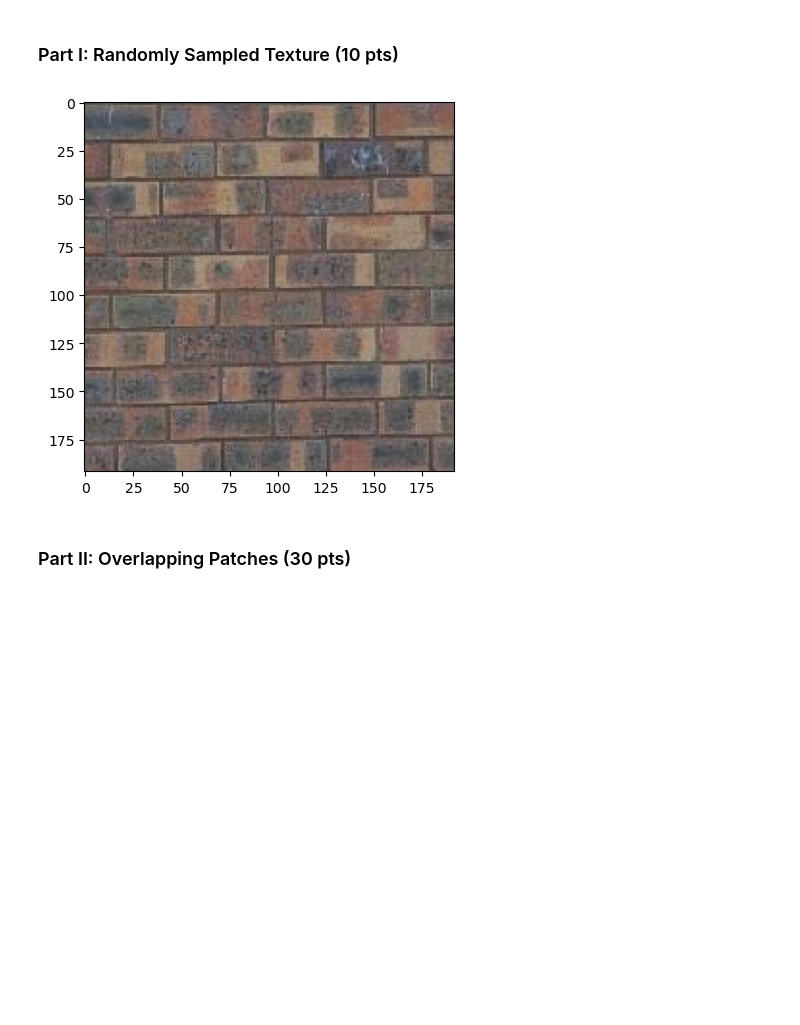
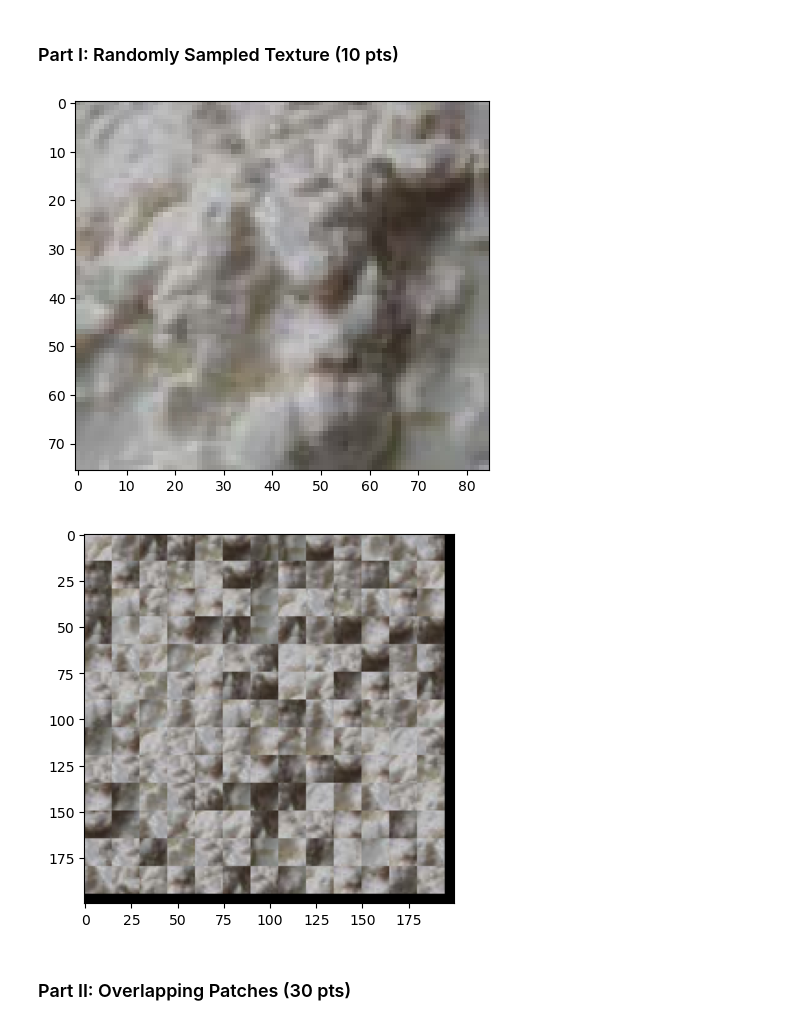
Before and after one commit to leahlud/image-quilting, a Jupyter notebook: image_quilting.ipynb, the cells around one changed output. Saved outputs shown, nothing was run; the diff lists cells and outputs as text; code cells hidden in the pictures; blank space fills up the shorter version.

```diff
--- a/image_quilting.ipynb
+++ b/image_quilting.ipynb
@@ -33,18 +35,41 @@ def quilt_random(sample, out_size, patch_size):
     :param patch_size: int          The width of the square sample patch
     :return: numpy.ndarray
     """
+
+    # convert sample from uint8 to float32 (needs to be [0, 1] for floating point)
+    sample = sample.astype(np.float32) / 255.0
+    sample_height = np.shape(sample)[0]
+    sample_width = np.shape(sample)[1]
+
+    # initialize texture to be all zeros
+    texture = np.zeros((out_size, out_size, 3), dtype=np.float32)
+
+    # loop through possible patches in texture ((r, c) = top left corner of patch)
+    for r in range(0, out_size - patch_size + 1, patch_size):
+        for c in range(0, out_size - patch_size + 1, patch_size):
+
+            # choose random patch in sample
+            i = (int) (random()*(sample_height - patch_size))
+            j = (int) (random()*(sample_width - patch_size))
+
+            # set patch in texture
+            patch = sample[i:i+patch_size, j:j+patch_size, :]
+            texture[r:r+patch_size, c:c+patch_size, :] = patch
+
+    return texture
 # %%
-sample_img_fn = 'samples/bricks_small.jpg' # feel free to change
+sample_img_fn = 'samples/white_small.jpg' # feel free to change
 sample_img = cv2.cvtColor(cv2.imread(sample_img_fn), cv2.COLOR_BGR2RGB)
 plt.imshow(sample_img)
 plt.show()
 
 out_size = 200  # change these parameters as needed
 patch_size = 15
 res = quilt_random(sample_img, out_size, patch_size)
 if res is not None:
     plt.imshow(res)
 # %% [output]
-[figure, old version]
+[figure, new version]
+[figure, added]
 # %% [markdown]
 ### Part II: Overlapping Patches (30 pts)
```
Also changed, not shown: parts of 6 cells of this notebook.
